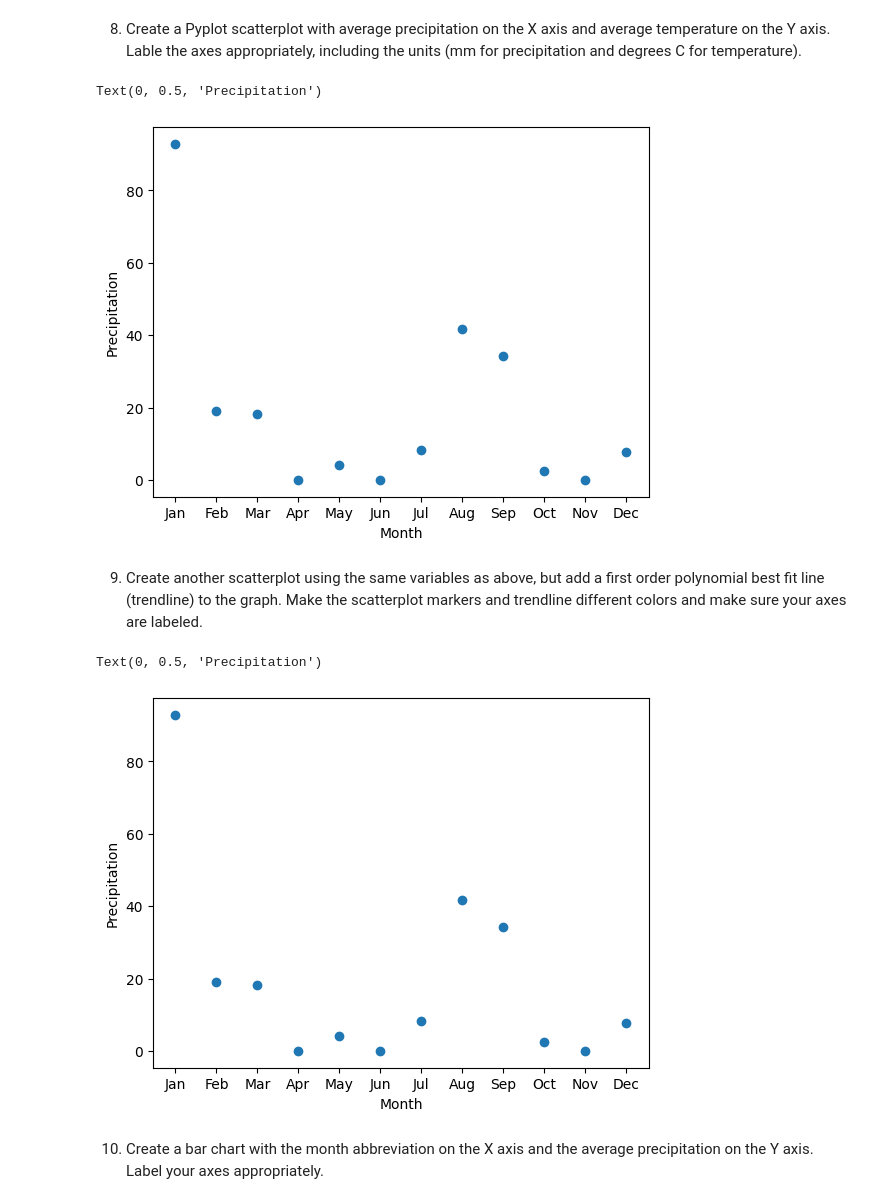
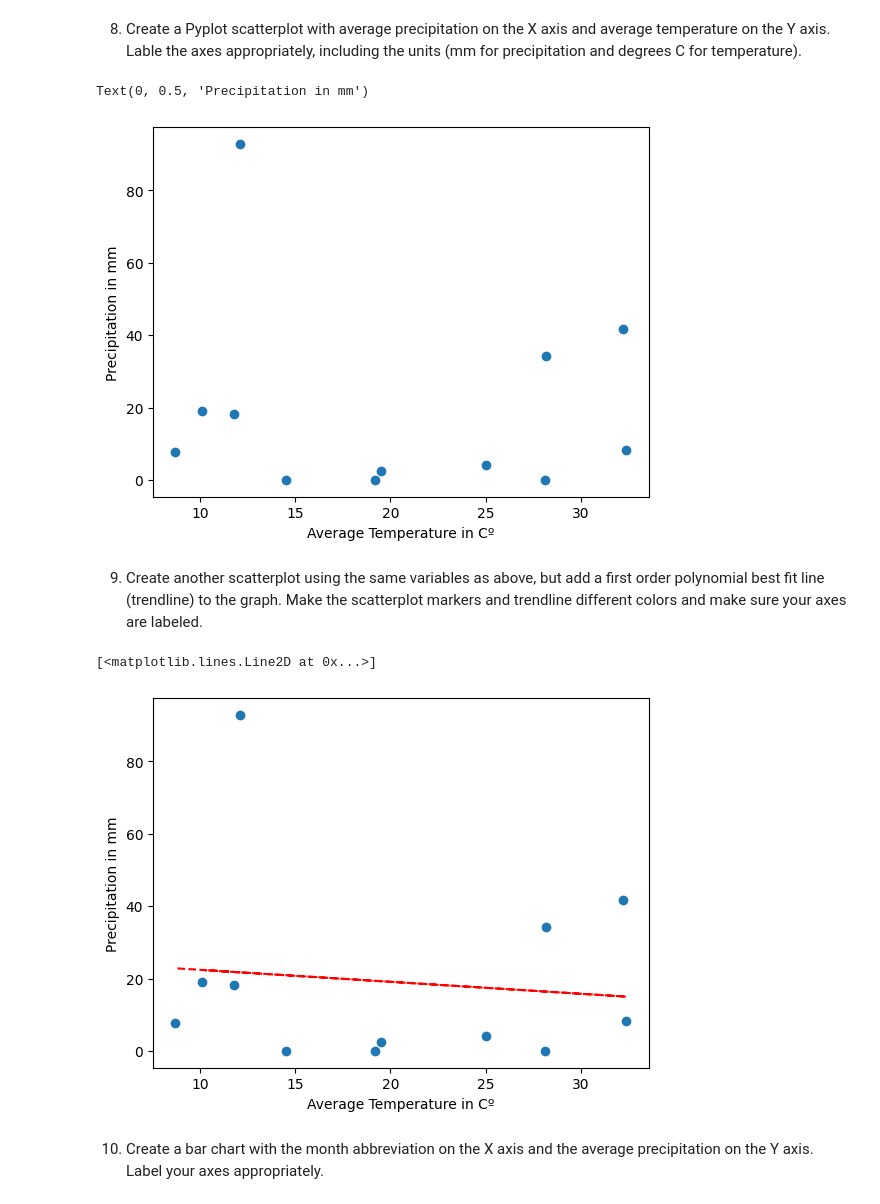
Before and after one commit to bhcatlett/EES2580CatlettBlake, a Jupyter notebook: ees4_practice.ipynb, the cells around one changed output. Saved outputs shown, nothing was run; the diff lists cells and outputs as text; code cells hidden in the pictures.

```diff
--- a/ees4_practice.ipynb
+++ b/ees4_practice.ipynb
@@ -120,23 +121,26 @@ climate = pd.read_csv('https://github.com/HeardLibrary/digital-scholarship/raw/m
 climate = climate.set_index('month')
 figure = plt.figure()
 ax = figure.add_subplot(1, 1, 1)
-ax.scatter(climate.index, climate['ppt'])
-ax.set_xlabel('Month')
-ax.set_ylabel('Precipitation')
+ax.scatter(climate['tavg'], climate['ppt'])
+ax.set_xlabel('Average Temperature in Cº')
+ax.set_ylabel('Precipitation in mm')
 # %% [output]
-Text(0, 0.5, 'Precipitation')
+Text(0, 0.5, 'Precipitation in mm')
-[figure, old version]
+[figure, new version]
 # %% [markdown]
 9. Create another scatterplot using the same variables as above, but add a first order polynomial best fit line (trendline) to the graph. Make the scatterplot markers and trendline different colors and make sure your axes are labeled.
 # %%
-figure = plt.figure()
-ax = figure.add_subplot(1, 1, 1)
-ax.scatter(climate.index, climate['ppt'])
-#HELP
-ax.set_xlabel('Month')
-ax.set_ylabel('Precipitation')
+figure_ = plt.figure()
+ax = figure_.add_subplot(1, 1, 1)
+ax.scatter(climate['tavg'], climate['ppt'])
+ax.set_xlabel('Average Temperature in Cº')
+ax.set_ylabel('Precipitation in mm')
+
+z = np.polyfit(climate['tavg'], climate['ppt'], 1)
+p = np.poly1d(z)
+ax.plot(climate['tavg'], p(climate['tavg']), 'r--')
 # %% [output]
-Text(0, 0.5, 'Precipitation')
+[<matplotlib.lines.Line2D at 0x...>]
-[figure, old version]
+[figure, new version]
 # %% [markdown]
 10. Create a bar chart with the month abbreviation on the X axis and the average precipitation on the Y axis. Label your axes appropriately.
```
Also changed, not shown: parts of 5 cells of this notebook, 2 other files.
